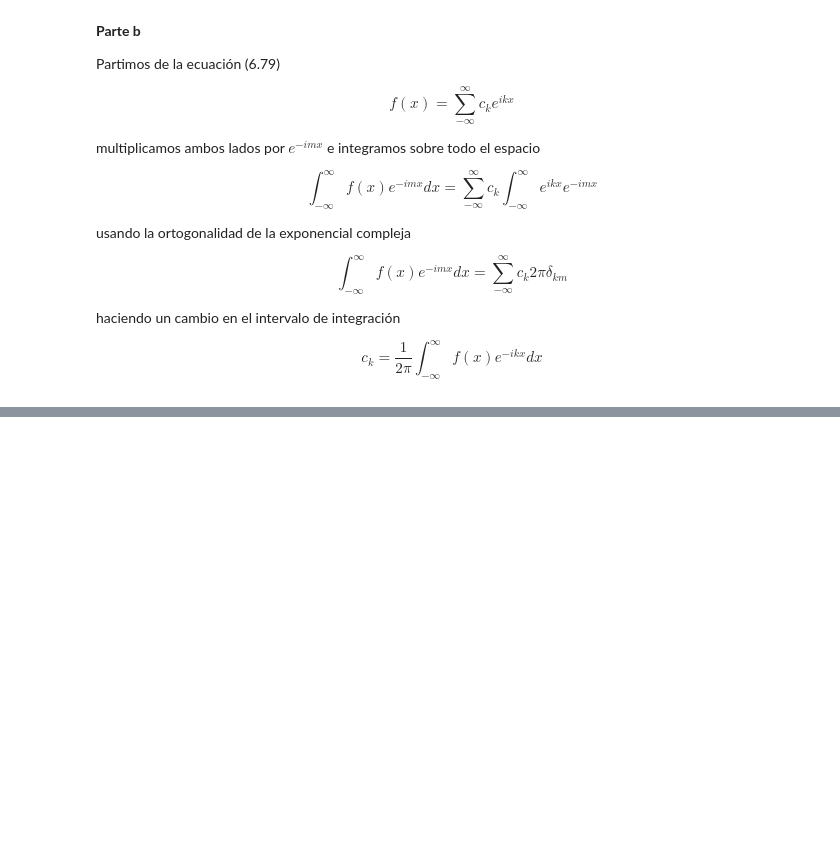
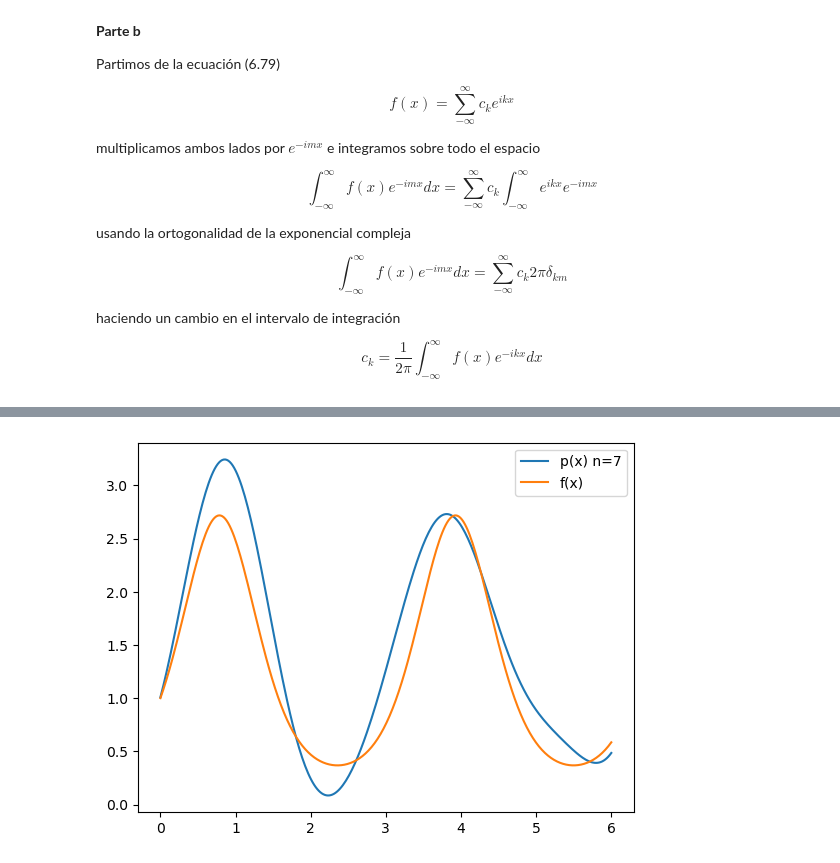
Before and after one commit to Fersv04/Fernanda-MN-2024, a Jupyter notebook: Capitulo 6.ipynb, the cells around one changed output, grey strips where cells are left out. Saved outputs shown, nothing was run; the diff lists cells and outputs as text; code cells hidden in the pictures; blank space fills up the shorter version.

```diff
--- a/Capitulo 6.ipynb
+++ b/Capitulo 6.ipynb
@@ -445,0 +463,43 @@ $$c_k=\frac{1}{2\pi}\int_{-\infty}^{\infty}f(x) e^{-ikx}dx $$
+# %%
+from math import pi
+import numpy as np
+def f(x):
+    return np.exp(np.sin(2*x))
+
+def generatedata(n,f):
+    dataxs = 2*pi*np.arange(n)/n
+    datays = f(dataxs)
+    return dataxs, datays
+
+def computeparams(dataxs,datays):
+    n = dataxs.size
+    m = n//2
+    aparams = np.zeros(m+1)
+    bparams = np.zeros(m+1)
+
+    for k in range(m+1):
+        aparams[k] = datays@np.cos(k*dataxs)/m
+    for k in range(1,m):
+        bparams[k] = datays@np.sin(k*dataxs)/m
+    return aparams, bparams
+
+def triginterp(aparams,bparams,x):
+    n = aparams.size + bparams.size
+    m = n//2
+    val = 0.5*(aparams[0] + aparams[-1]*np.cos(m*x))
+    for k in range(1,m):
+        val += aparams[k]*np.cos(k*x)
+        val += bparams[k]*np.sin(k*x)
+    return val
+# %%
+#Para n=7
+dataxs, datays = generatedata(7, f)
+aparams, bparams = computeparams(dataxs, datays)
+x=np.linspace(0,6,300)
+datos=[triginterp(aparams,bparams,i) for i in x]
+plt.plot(x,datos,label="p(x) n=7")
+plt.plot(x,f(x),label="f(x)")
+plt.legend()
+plt.show()
+# %% [output]
+[figure, added]
```
Also changed, not shown: parts of 2 cells of this notebook.
